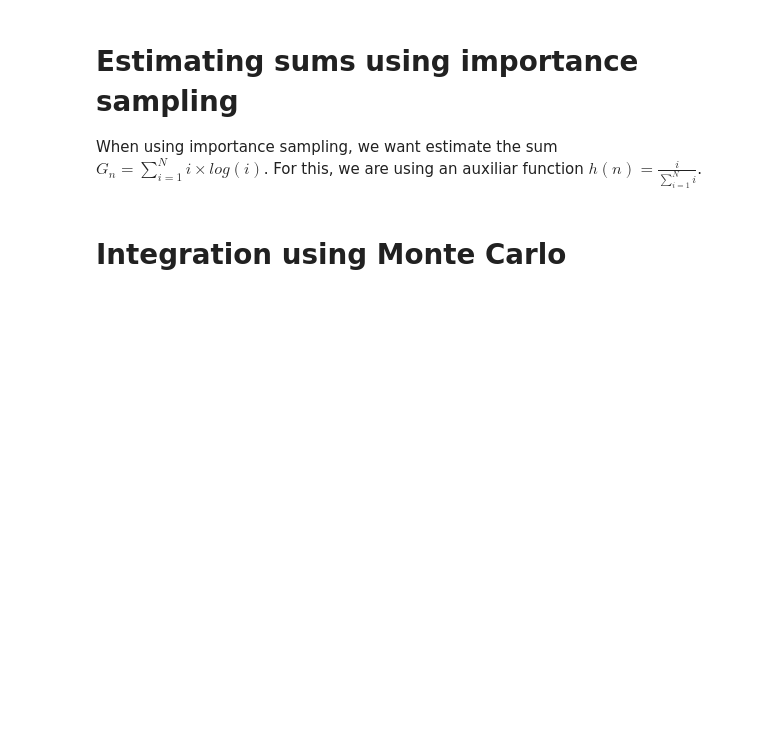
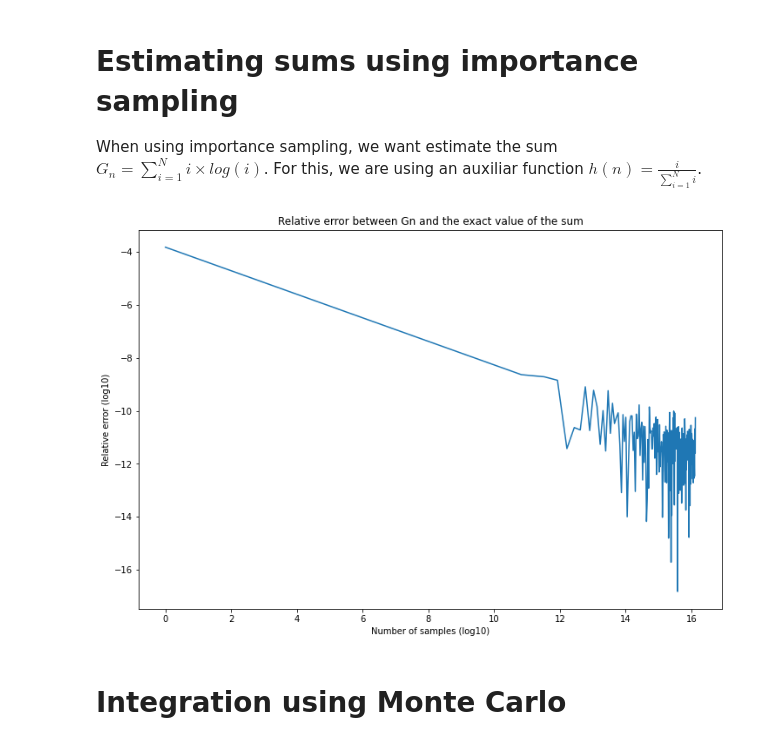
Before and after one commit to lefreire/mcmc, a Jupyter notebook: complete_exercises_3.ipynb, the cells around one changed output. Drawn from its saved outputs; the diff is of its cells as text; code cells hidden in the pictures; blank space fills up the shorter version.

```diff
--- a/complete_exercises_3.ipynb
+++ b/complete_exercises_3.ipynb
@@ -237,36 +237,38 @@ def func_h(x):
 
 
 def func_g(x):
   return x*np.log(x)
 
 
 def exact_value(n):
   ssum = 0
   for i in range(1, n+1):
     ssum += i*np.log(i)
   return ssum
 
 
 def generate_gn(n, probs, values):
   S = 0
   samples = np.random.choice(values, size=n, p=probs)
   S+=sum(func_g(samples)/func_h(samples))
   return S/n
 
-n = np.linspace(1, 10**7, 1000, dtype=np.int32)
+n = np.linspace(1, 10**7, 200, dtype=np.int32)
 estimate_gn = []
 probs = generate_probs()
 values = np.arange(1, 10**6+1)
 ex_value = exact_value(10**6)
 for i in n:
   estimate_gn.append((abs(generate_gn(i, probs, values)-ex_value))/ex_value)
 
 plt.figure(figsize=(12,8))
 plt.plot(np.log(n),np.log(estimate_gn))
 plt.title("Relative error between Gn and the exact value of the sum")
-plt.xlabel("Number of samples")
-plt.ylabel("Relative error")
+plt.xlabel("Number of samples (log10)")
+plt.ylabel("Relative error (log10)")
 plt.show()
+# %% [output]
+[figure, added]
 # %% [markdown]
 # Integration using Monte Carlo
 # %%
```
Also changed, not shown: parts of 1 cell of this notebook.
